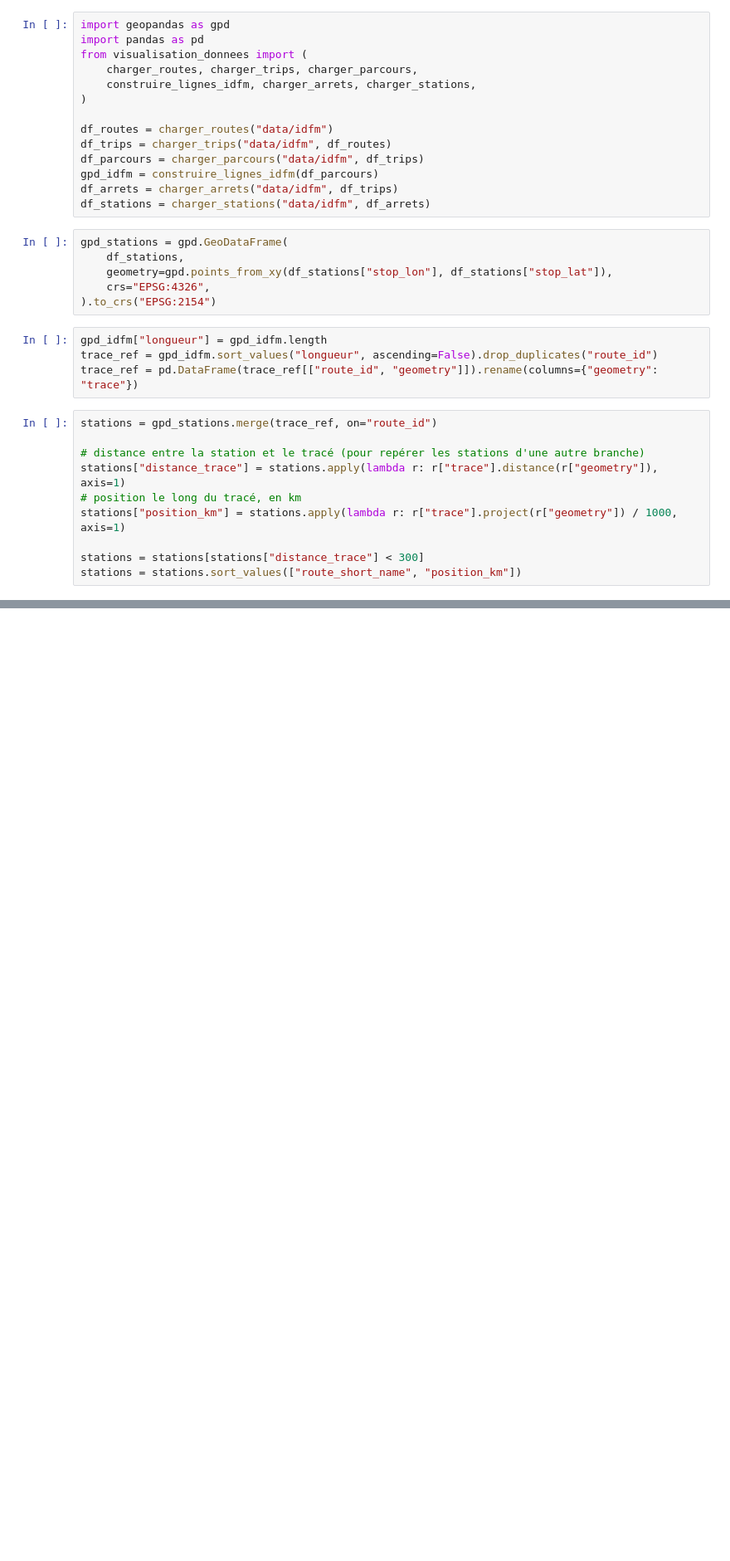
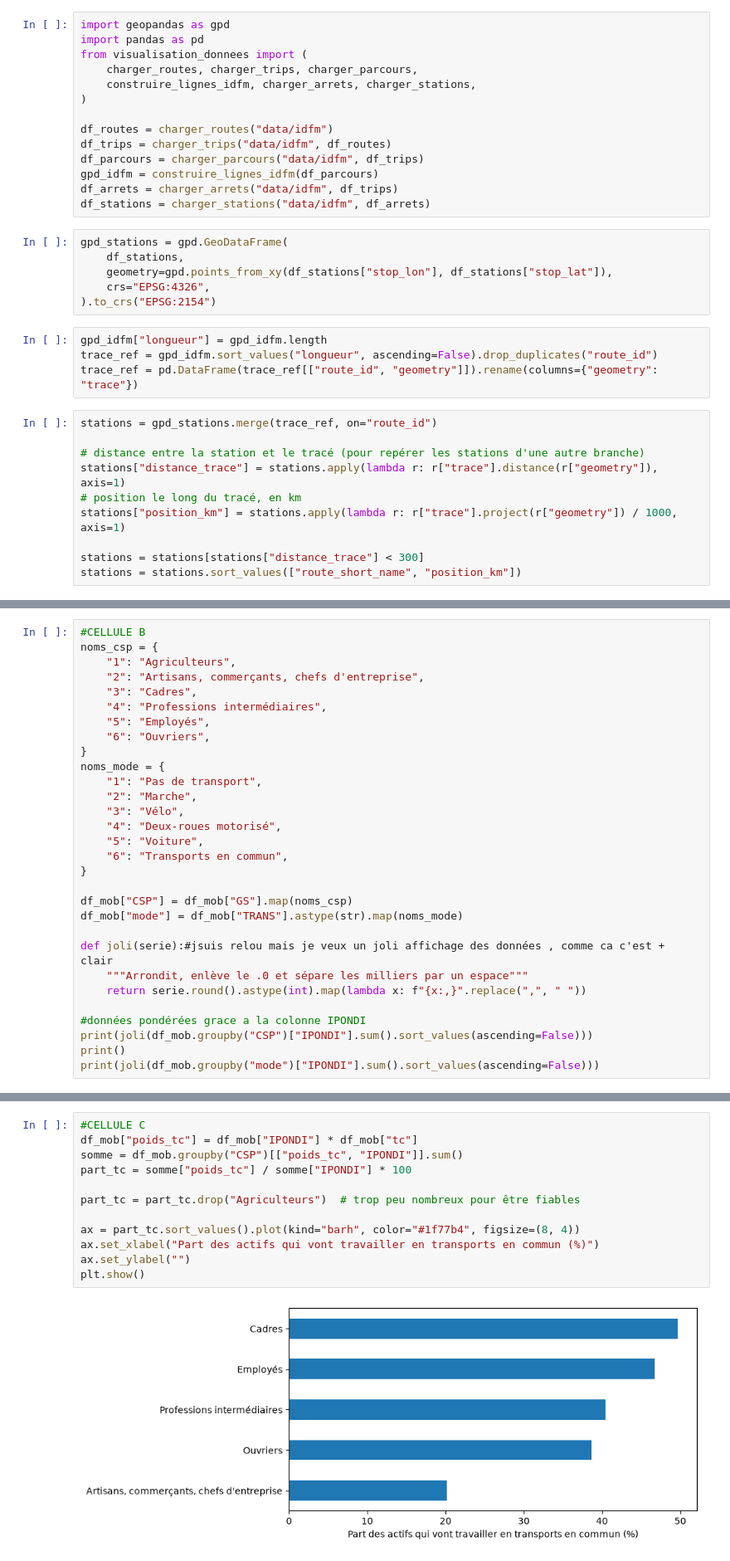
Before and after one commit to emmaganneval-proj/python_datascience_liuqi, a Jupyter notebook: exploration_donnees.ipynb, the cells around one changed output, grey strips where cells are left out. Shown at 83% size. Cells and saved outputs as stored; diff of their text form; blank space fills up the shorter version.

```diff
--- a/exploration_donnees.ipynb
+++ b/exploration_donnees.ipynb
@@ -103,0 +180,30 @@ stations.loc[stations["route_short_name"] == "14", ["stop_name", "position_km"]]
+# %%
+#CELLULE B
+noms_csp = {
+    "1": "Agriculteurs",
+    "2": "Artisans, commerçants, chefs d'entreprise",
+    "3": "Cadres",
+    "4": "Professions intermédiaires",
+    "5": "Employés",
+    "6": "Ouvriers",
+}
+noms_mode = {
+    "1": "Pas de transport",
+    "2": "Marche",
+    "3": "Vélo",
+    "4": "Deux-roues motorisé",
+    "5": "Voiture",
+    "6": "Transports en commun",
+}
+
+df_mob["CSP"] = df_mob["GS"].map(noms_csp)
+df_mob["mode"] = df_mob["TRANS"].astype(str).map(noms_mode)
+
+def joli(serie):#jsuis relou mais je veux un joli affichage des données , comme ca c'est + clair
+    """Arrondit, enlève le .0 et sépare les milliers par un espace"""
+    return serie.round().astype(int).map(lambda x: f"{x:,}".replace(",", " "))
+
+#données pondérées grace a la colonne IPONDI
+print(joli(df_mob.groupby("CSP")["IPONDI"].sum().sort_values(ascending=False)))
+print()
+print(joli(df_mob.groupby("mode")["IPONDI"].sum().sort_values(ascending=False)))
@@ -103,0 +228,14 @@ stations.loc[stations["route_short_name"] == "14", ["stop_name", "position_km"]]
+# %%
+#CELLULE C
+df_mob["poids_tc"] = df_mob["IPONDI"] * df_mob["tc"]
+somme = df_mob.groupby("CSP")[["poids_tc", "IPONDI"]].sum()
+part_tc = somme["poids_tc"] / somme["IPONDI"] * 100
+
+part_tc = part_tc.drop("Agriculteurs")  # trop peu nombreux pour être fiables
+
+ax = part_tc.sort_values().plot(kind="barh", color="#1f77b4", figsize=(8, 4))
+ax.set_xlabel("Part des actifs qui vont travailler en transports en commun (%)")
+ax.set_ylabel("")
+plt.show()
+# %% [output]
+[figure, added]
```
Also changed, not shown: parts of 14 cells of this notebook, 1 other file.
